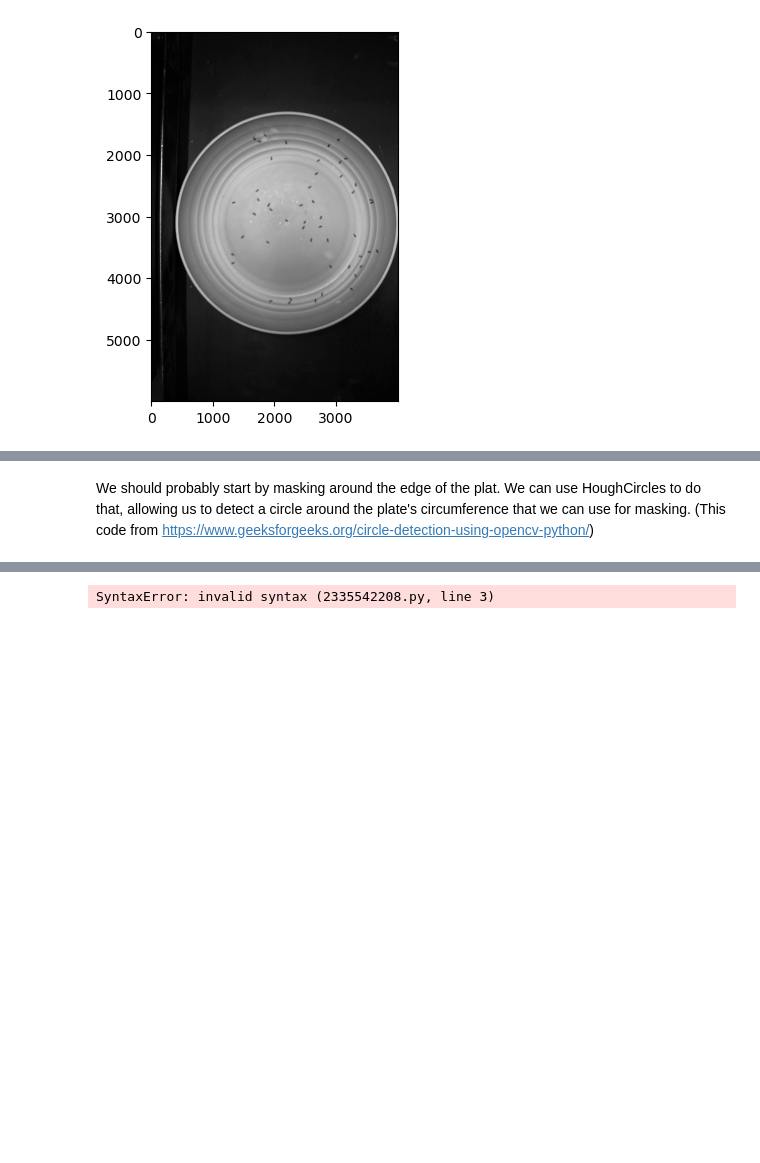
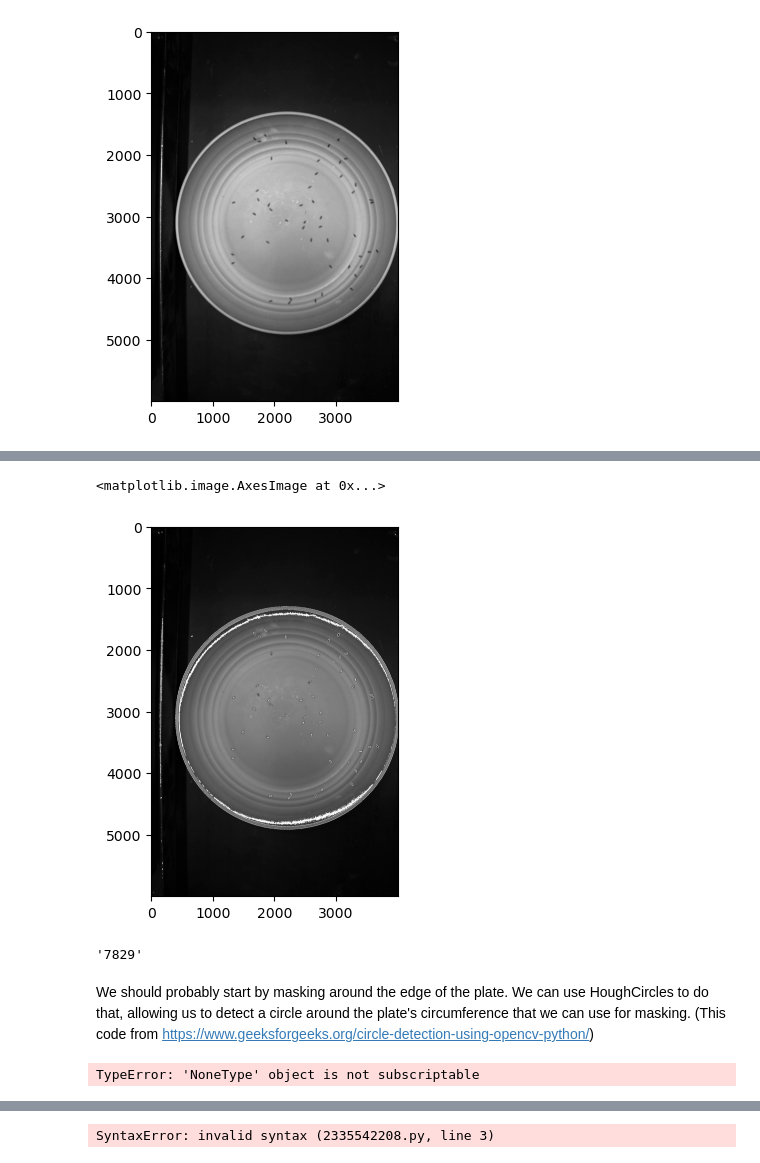
Before and after one commit to dallasLab/beetlecounting, a Jupyter notebook: ApproachTestingScratch.ipynb, the cells around one changed output, grey strips where cells are left out. Saved outputs shown, nothing was run; the diff lists cells and outputs as text; code cells hidden in the pictures; blank space fills up the shorter version.

```diff
--- a/ApproachTestingScratch.ipynb
+++ b/ApproachTestingScratch.ipynb
@@ -73,5 +82,18 @@ plt.imshow(gray, cmap="Greys")
+# %%
+contours = cv2.findContours(thresh,cv2.RETR_TREE,cv2.CHAIN_APPROX_SIMPLE)[-2]
+for contour in contours:
+   cv2.drawContours(gray, contour, -1, (0, 255, 0), 3)
+plt.figure()
+plt.imshow(gray, cmap="Greys")
+# %% [output]
+<matplotlib.image.AxesImage at 0x...>
+[figure, added]
+# %%
+str(len(contours))
+# %% [output]
+'7829'
 # %% [markdown]
-We should probably start by masking around the edge of the plat. We can use HoughCircles to do that, allowing us to detect a circle around the plate's circumference that we can use for masking. (This code from https://www.geeksforgeeks.org/circle-detection-using-opencv-python/)
+We should probably start by masking around the edge of the plate. We can use HoughCircles to do that, allowing us to detect a circle around the plate's circumference that we can use for masking. (This code from https://www.geeksforgeeks.org/circle-detection-using-opencv-python/)
 # %%
 #Started by setting the min radius to be =1 and max to be =30,000, but that took like 3min to run
 #Trying again with some more restricted params
@@ -81,4 +103,8 @@ detected_circles = cv2.HoughCircles(gray,
                                     minRadius = 500, maxRadius = 2000)
+# %%
+len(detected_circles[0,:]) #How many circles did we find?
+# %% [output]
+TypeError: 'NoneType' object is not subscriptable
 # %%
 # Draw circles that are detected.
 if detected_circles is not None:
```
Also changed, not shown: parts of 8 cells of this notebook, 4 other files.
